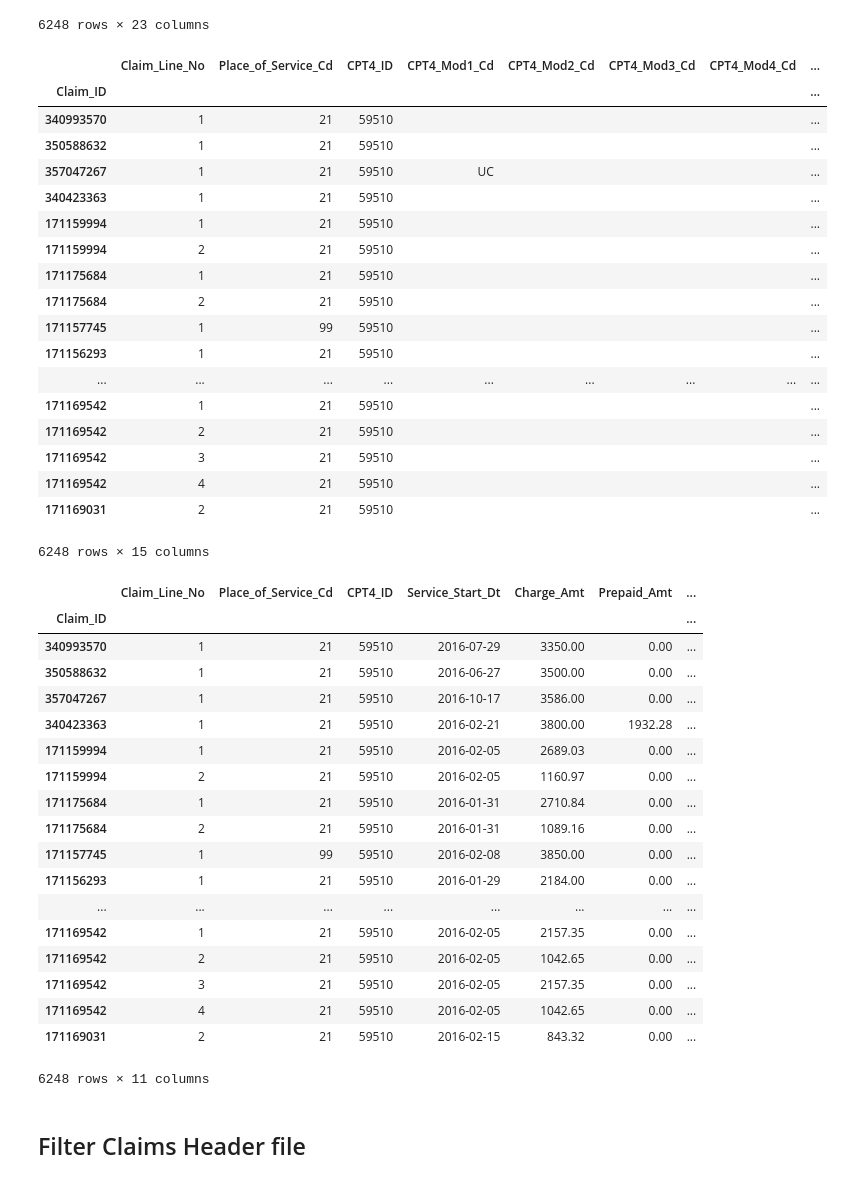
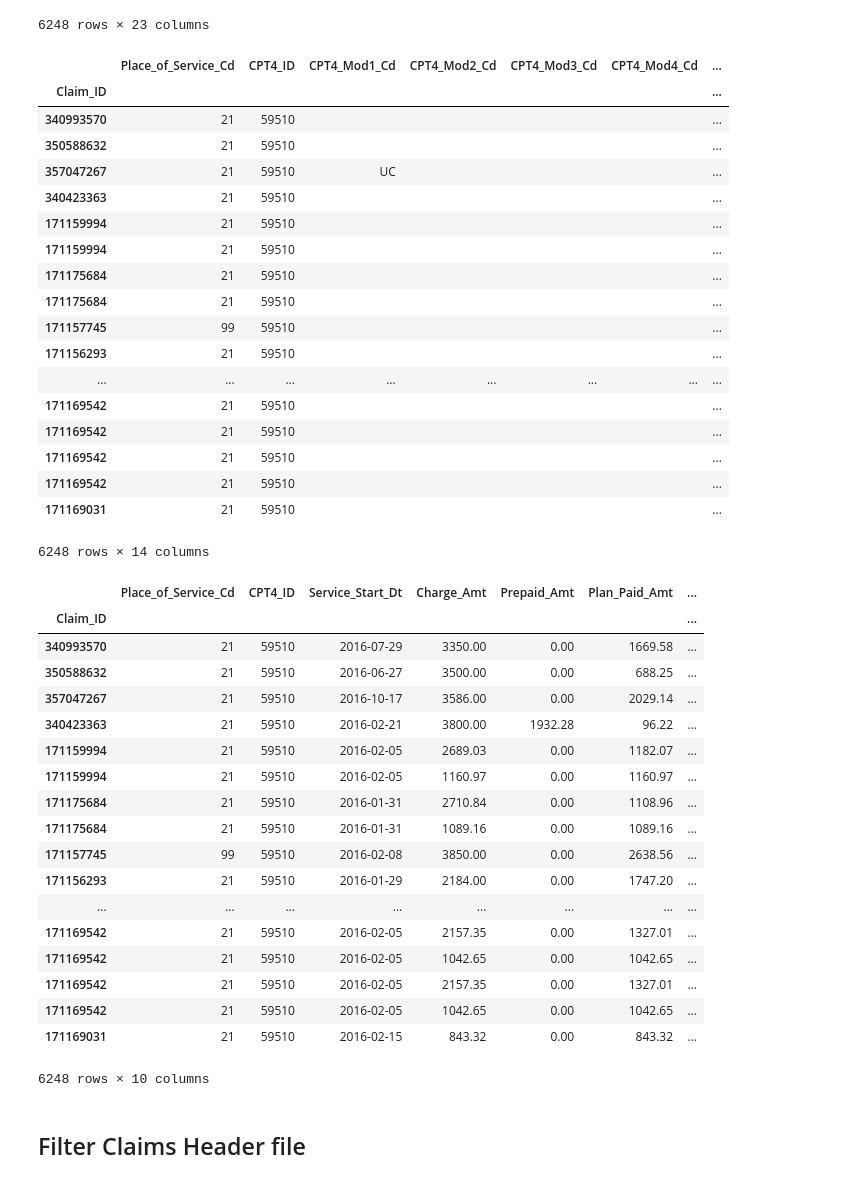
Before and after one commit to jlhewitt/Healthcare-Claim-Analysis, a Jupyter notebook: Save_For_Later/Second_Draft.ipynb, the cells around one changed output. Saved outputs shown, nothing was run; the diff lists cells and outputs as text; code cells hidden in the pictures.

```diff
--- a/Save_For_Later/Second_Draft.ipynb
+++ b/Save_For_Later/Second_Draft.ipynb
@@ -138,52 +138,52 @@ caesarian_df2
 6248 rows × 23 columns
 # %%
 #Remove Columns that are redundant (i.e. descriptive of another column in the table) or contain only one value
-edited_caesarian_df = caesarian_df2.drop(['Dental_Flag', 'Units', 'Rev_Cd', 'NDC_Cd', 'ER_Flag', 'Service_Start_Year', 'Unit_Of_Measure_Desc', 'Unit_Of_Measure_Cd'], axis=1)
+edited_caesarian_df = caesarian_df2.drop(['Claim_Line_No','Dental_Flag', 'Units', 'Rev_Cd', 'NDC_Cd', 'ER_Flag', 'Service_Start_Year', 'Unit_Of_Measure_Desc', 'Unit_Of_Measure_Cd'], axis=1)
 edited_caesarian_df
 # %% [output]
-|  | Claim_Line_No | Place_of_Service_Cd | CPT4_ID | CPT4_Mod1_Cd | CPT4_Mod2_Cd | CPT4_Mod3_Cd | CPT4_Mod4_Cd | ... |
-| Claim_ID |  |  |  |  |  |  |  | ... |
-| 340993570 | 1 | 21 | 59510 |  |  |  |  | ... |
-| 350588632 | 1 | 21 | 59510 |  |  |  |  | ... |
-| 357047267 | 1 | 21 | 59510 | UC |  |  |  | ... |
-| 340423363 | 1 | 21 | 59510 |  |  |  |  | ... |
-| 171159994 | 1 | 21 | 59510 |  |  |  |  | ... |
-| 171159994 | 2 | 21 | 59510 |  |  |  |  | ... |
-| 171175684 | 1 | 21 | 59510 |  |  |  |  | ... |
-| 171175684 | 2 | 21 | 59510 |  |  |  |  | ... |
-| 171157745 | 1 | 99 | 59510 |  |  |  |  | ... |
-| 171156293 | 1 | 21 | 59510 |  |  |  |  | ... |
-| ... | ... | ... | ... | ... | ... | ... | ... | ... |
-| 171169542 | 1 | 21 | 59510 |  |  |  |  | ... |
-| 171169542 | 2 | 21 | 59510 |  |  |  |  | ... |
-| 171169542 | 3 | 21 | 59510 |  |  |  |  | ... |
-| 171169542 | 4 | 21 | 59510 |  |  |  |  | ... |
-| 171169031 | 2 | 21 | 59510 |  |  |  |  | ... |
+|  | Place_of_Service_Cd | CPT4_ID | CPT4_Mod1_Cd | CPT4_Mod2_Cd | CPT4_Mod3_Cd | CPT4_Mod4_Cd | ... |
+| Claim_ID |  |  |  |  |  |  | ... |
+| 340993570 | 21 | 59510 |  |  |  |  | ... |
+| 350588632 | 21 | 59510 |  |  |  |  | ... |
+| 357047267 | 21 | 59510 | UC |  |  |  | ... |
+| 340423363 | 21 | 59510 |  |  |  |  | ... |
+| 171159994 | 21 | 59510 |  |  |  |  | ... |
+| 171159994 | 21 | 59510 |  |  |  |  | ... |
+| 171175684 | 21 | 59510 |  |  |  |  | ... |
+| 171175684 | 21 | 59510 |  |  |  |  | ... |
+| 171157745 | 99 | 59510 |  |  |  |  | ... |
+| 171156293 | 21 | 59510 |  |  |  |  | ... |
+| ... | ... | ... | ... | ... | ... | ... | ... |
+| 171169542 | 21 | 59510 |  |  |  |  | ... |
+| 171169542 | 21 | 59510 |  |  |  |  | ... |
+| 171169542 | 21 | 59510 |  |  |  |  | ... |
+| 171169542 | 21 | 59510 |  |  |  |  | ... |
+| 171169031 | 21 | 59510 |  |  |  |  | ... |
-6248 rows × 15 columns
+6248 rows × 14 columns
 # %%
 #There are very few rows (<30 out of a DataFrame with 6200+ rows) with CPT4 modifications. For the first model, drop them to simplify the process
 simplified_CPT4_df = edited_caesarian_df.drop(['CPT4_Mod1_Cd', 'CPT4_Mod2_Cd', 'CPT4_Mod3_Cd', 'CPT4_Mod4_Cd'], axis=1)
 simplified_CPT4_df
 # %% [output]
-|  | Claim_Line_No | Place_of_Service_Cd | CPT4_ID | Service_Start_Dt | Charge_Amt | Prepaid_Amt | ... |
+|  | Place_of_Service_Cd | CPT4_ID | Service_Start_Dt | Charge_Amt | Prepaid_Amt | Plan_Paid_Amt | ... |
 | Claim_ID |  |  |  |  |  |  | ... |
-| 340993570 | 1 | 21 | 59510 | 2016-07-29 | 3350.00 | 0.00 | ... |
-| 350588632 | 1 | 21 | 59510 | 2016-06-27 | 3500.00 | 0.00 | ... |
-| 357047267 | 1 | 21 | 59510 | 2016-10-17 | 3586.00 | 0.00 | ... |
-| 340423363 | 1 | 21 | 59510 | 2016-02-21 | 3800.00 | 1932.28 | ... |
-| 171159994 | 1 | 21 | 59510 | 2016-02-05 | 2689.03 | 0.00 | ... |
-| 171159994 | 2 | 21 | 59510 | 2016-02-05 | 1160.97 | 0.00 | ... |
-| 171175684 | 1 | 21 | 59510 | 2016-01-31 | 2710.84 | 0.00 | ... |
-| 171175684 | 2 | 21 | 59510 | 2016-01-31 | 1089.16 | 0.00 | ... |
-| 171157745 | 1 | 99 | 59510 | 2016-02-08 | 3850.00 | 0.00 | ... |
-| 171156293 | 1 | 21 | 59510 | 2016-01-29 | 2184.00 | 0.00 | ... |
+| 340993570 | 21 | 59510 | 2016-07-29 | 3350.00 | 0.00 | 1669.58 | ... |
+| 350588632 | 21 | 59510 | 2016-06-27 | 3500.00 | 0.00 | 688.25 | ... |
+| 357047267 | 21 | 59510 | 2016-10-17 | 3586.00 | 0.00 | 2029.14 | ... |
+| 340423363 | 21 | 59510 | 2016-02-21 | 3800.00 | 1932.28 | 96.22 | ... |
+| 171159994 | 21 | 59510 | 2016-02-05 | 2689.03 | 0.00 | 1182.07 | ... |
+| 171159994 | 21 | 59510 | 2016-02-05 | 1160.97 | 0.00 | 1160.97 | ... |
+| 171175684 | 21 | 59510 | 2016-01-31 | 2710.84 | 0.00 | 1108.96 | ... |
+| 171175684 | 21 | 59510 | 2016-01-31 | 1089.16 | 0.00 | 1089.16 | ... |
+| 171157745 | 99 | 59510 | 2016-02-08 | 3850.00 | 0.00 | 2638.56 | ... |
+| 171156293 | 21 | 59510 | 2016-01-29 | 2184.00 | 0.00 | 1747.20 | ... |
 | ... | ... | ... | ... | ... | ... | ... | ... |
-| 171169542 | 1 | 21 | 59510 | 2016-02-05 | 2157.35 | 0.00 | ... |
-| 171169542 | 2 | 21 | 59510 | 2016-02-05 | 1042.65 | 0.00 | ... |
-| 171169542 | 3 | 21 | 59510 | 2016-02-05 | 2157.35 | 0.00 | ... |
-| 171169542 | 4 | 21 | 59510 | 2016-02-05 | 1042.65 | 0.00 | ... |
-| 171169031 | 2 | 21 | 59510 | 2016-02-15 | 843.32 | 0.00 | ... |
+| 171169542 | 21 | 59510 | 2016-02-05 | 2157.35 | 0.00 | 1327.01 | ... |
+| 171169542 | 21 | 59510 | 2016-02-05 | 1042.65 | 0.00 | 1042.65 | ... |
+| 171169542 | 21 | 59510 | 2016-02-05 | 2157.35 | 0.00 | 1327.01 | ... |
+| 171169542 | 21 | 59510 | 2016-02-05 | 1042.65 | 0.00 | 1042.65 | ... |
+| 171169031 | 21 | 59510 | 2016-02-15 | 843.32 | 0.00 | 843.32 | ... |
-6248 rows × 11 columns
+6248 rows × 10 columns
 # %% [markdown]
 ## Filter Claims Header file
 # %%
```
Also changed, not shown: parts of 7 cells of this notebook.
